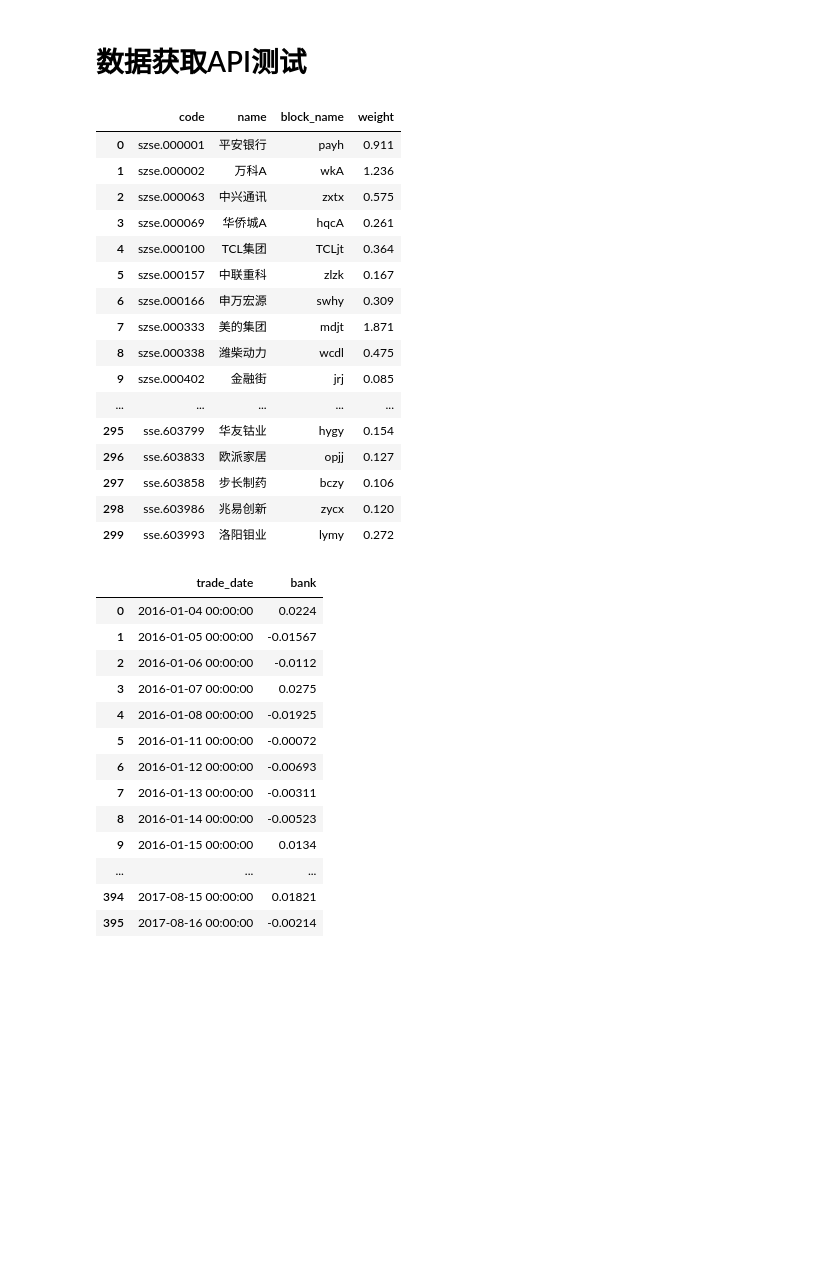
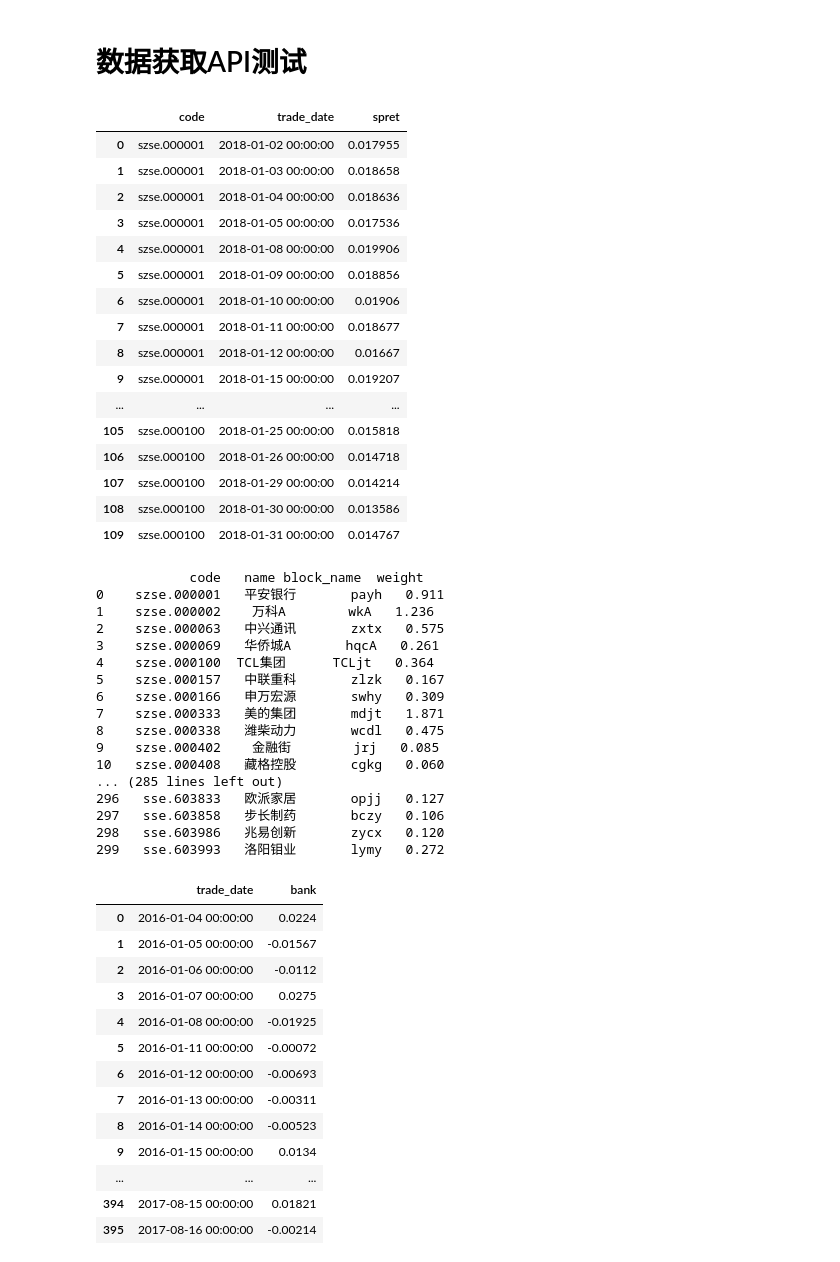
Before and after one commit to JoshuaQYH/TIDIBEI, a Jupyter notebook: data_exploration.ipynb, the cells around one changed output. Saved outputs shown, nothing was run; the diff lists cells and outputs as text; code cells hidden in the pictures; blank space fills up the shorter version.

Commit message:
rf-line3 v1-5

```diff
--- a/data_exploration.ipynb
+++ b/data_exploration.ipynb
@@ -5,27 +5,48 @@ import pandas as pd
 import matplotlib.pyplot as plt
 # %% [markdown]
 # 数据获取API测试
+# %%
+res = at.get_code_list('hs300')
+at.rm.specific_risk_day(res['code'].tolist()[0:5], begin_date='2018-01-01', end_date='2018-01-31')
+# %% [output]
+|  | code | trade_date | spret |
+| 0 | szse.000001 | 2018-01-02 00:00:00 | 0.017955 |
+| 1 | szse.000001 | 2018-01-03 00:00:00 | 0.018658 |
+| 2 | szse.000001 | 2018-01-04 00:00:00 | 0.018636 |
+| 3 | szse.000001 | 2018-01-05 00:00:00 | 0.017536 |
+| 4 | szse.000001 | 2018-01-08 00:00:00 | 0.019906 |
+| 5 | szse.000001 | 2018-01-09 00:00:00 | 0.018856 |
+| 6 | szse.000001 | 2018-01-10 00:00:00 | 0.01906 |
+| 7 | szse.000001 | 2018-01-11 00:00:00 | 0.018677 |
+| 8 | szse.000001 | 2018-01-12 00:00:00 | 0.01667 |
+| 9 | szse.000001 | 2018-01-15 00:00:00 | 0.019207 |
+| ... | ... | ... | ... |
+| 105 | szse.000100 | 2018-01-25 00:00:00 | 0.015818 |
+| 106 | szse.000100 | 2018-01-26 00:00:00 | 0.014718 |
+| 107 | szse.000100 | 2018-01-29 00:00:00 | 0.014214 |
+| 108 | szse.000100 | 2018-01-30 00:00:00 | 0.013586 |
+| 109 | szse.000100 | 2018-01-31 00:00:00 | 0.014767 |
 # %%
 res = at.get_code_list('hs300')
-res
+print(res)
 # %% [output]
-|  | code | name | block_name | weight |
-| 0 | szse.000001 | 平安银行 | payh | 0.911 |
-| 1 | szse.000002 | 万科A | wkA | 1.236 |
-| 2 | szse.000063 | 中兴通讯 | zxtx | 0.575 |
-| 3 | szse.000069 | 华侨城A | hqcA | 0.261 |
-| 4 | szse.000100 | TCL集团 | TCLjt | 0.364 |
-| 5 | szse.000157 | 中联重科 | zlzk | 0.167 |
-| 6 | szse.000166 | 申万宏源 | swhy | 0.309 |
-| 7 | szse.000333 | 美的集团 | mdjt | 1.871 |
-| 8 | szse.000338 | 潍柴动力 | wcdl | 0.475 |
-| 9 | szse.000402 | 金融街 | jrj | 0.085 |
-| ... | ... | ... | ... | ... |
-| 295 | sse.603799 | 华友钴业 | hygy | 0.154 |
-| 296 | sse.603833 | 欧派家居 | opjj | 0.127 |
-| 297 | sse.603858 | 步长制药 | bczy | 0.106 |
-| 298 | sse.603986 | 兆易创新 | zycx | 0.120 |
-| 299 | sse.603993 | 洛阳钼业 | lymy | 0.272 |
+            code   name block_name  weight
+0    szse.000001   平安银行       payh   0.911
+1    szse.000002    万科A        wkA   1.236
+2    szse.000063   中兴通讯       zxtx   0.575
+3    szse.000069   华侨城A       hqcA   0.261
+4    szse.000100  TCL集团      TCLjt   0.364
+5    szse.000157   中联重科       zlzk   0.167
+6    szse.000166   申万宏源       swhy   0.309
+7    szse.000333   美的集团       mdjt   1.871
+8    szse.000338   潍柴动力       wcdl   0.475
+9    szse.000402    金融街        jrj   0.085
+10   szse.000408   藏格控股       cgkg   0.060
+... (285 lines left out)
+296   sse.603833   欧派家居       opjj   0.127
+297   sse.603858   步长制药       bczy   0.106
+298   sse.603986   兆易创新       zycx   0.120
+299   sse.603993   洛阳钼业       lymy   0.272
 # %%
 res = at.get_code_list('swyysw1')
 res = at.rm.factor_ret(begin_date='2016-01-01', end_date='2018-09-30', factor=(['bank']))
```
Also changed, not shown: 5 other files.
